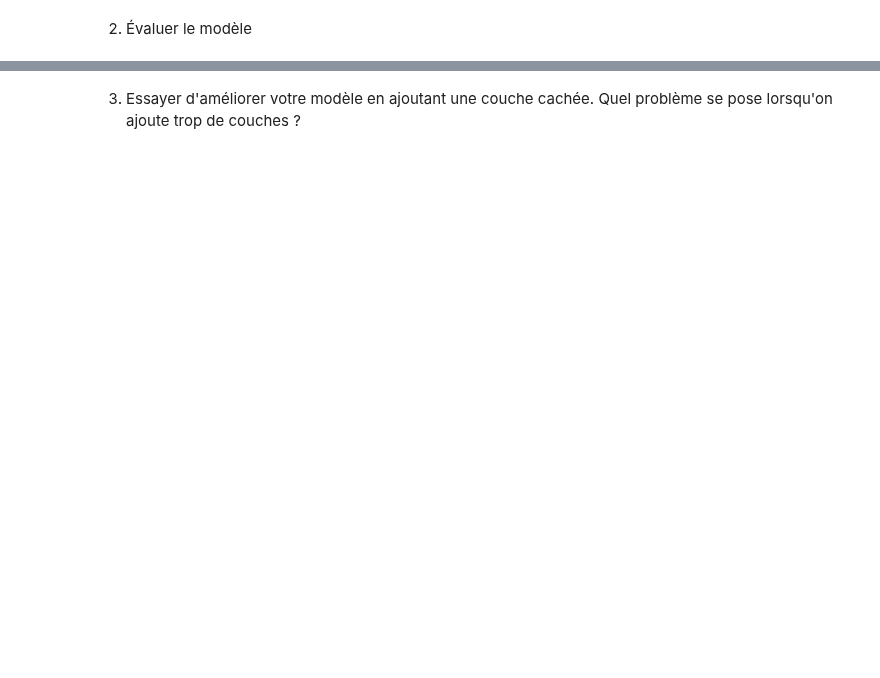
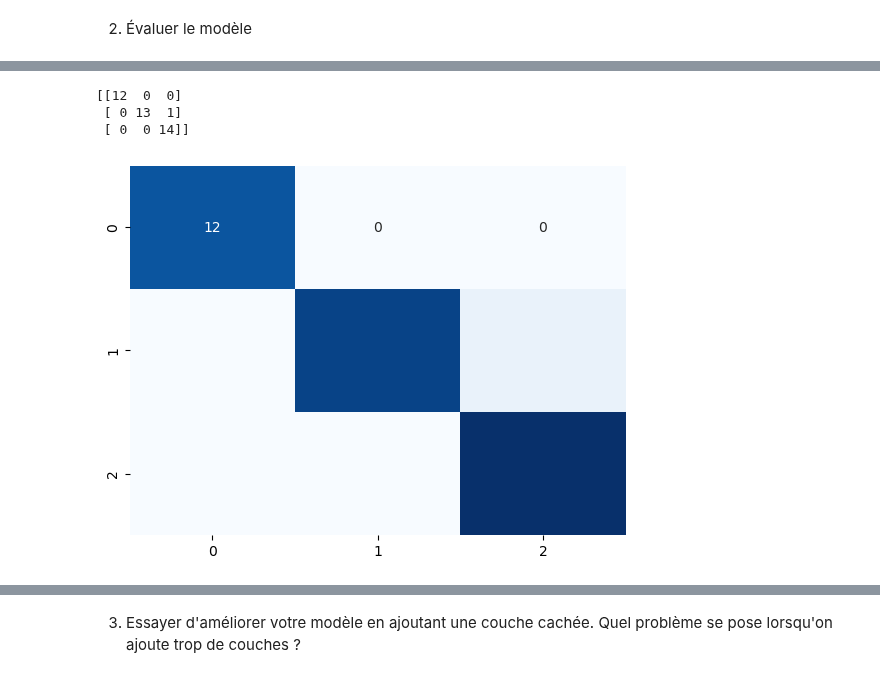
Before and after one commit to louiskuhn/IA-P3-Euskadi, a Jupyter notebook: Ressources/Deep Learning/Artificial Neural Network/perceptron.ipynb, the cells around one changed output, grey strips where cells are left out. Drawn from its saved outputs; the diff is of its cells as text; code cells hidden in the pictures; blank space fills up the shorter version.

```diff
--- a/Ressources/Deep Learning/Artificial Neural Network/perceptron.ipynb
+++ b/Ressources/Deep Learning/Artificial Neural Network/perceptron.ipynb
@@ -367,3 +416,7 @@ wine
 # %% [markdown]
 3. Les réseaux de neurones étant très dépendant des échelles des différentes variables, il faut standardiser les données avec un StandardScaler.
 Vérifier les moyennes et écart-types des variables après transformation. Qu'est-ce que vous devez avoir ?
+# %%
+sc = StandardScaler()
+X_train = sc.fit_transform(X_train)
+X_test = sc.transform(X_test)
@@ -371,3 +441,8 @@ Vérifier les moyennes et écart-types des variables après transformation. Qu'e
 ### **2.3 Modélisation et évaluation**
 
 1. Construire et entraîner un perceptron simple adapté au problème
+# %%
+m1 = Sequential()
+m1.add(Dense(input_dim=13, units=3, activation='sigmoid'))
+m1.compile(optimizer='adam', loss='categorical_crossentropy', metrics='accuracy')
+m1.fit(X_train, y_train, batch_size=16, epochs=120)
@@ -375,0 +496,4 @@ Vérifier les moyennes et écart-types des variables après transformation. Qu'e
+# %%
+y_true = np.argmax(y_test, axis=1)
+# %%
+y_pred = np.argmax(m1.predict(X_test), axis=1)
@@ -375,0 +502,8 @@ Vérifier les moyennes et écart-types des variables après transformation. Qu'e
+# %%
+print(confusion_matrix(y_true, y_pred))
+sns.heatmap(confusion_matrix(y_true, y_pred), annot=True, cbar=False, cmap='Blues', fmt='d');
+# %% [output]
+[[12  0  0]
+ [ 0 13  1]
+ [ 0  0 14]]
+[figure, added]
```
Also changed, not shown: parts of 16 cells of this notebook.
